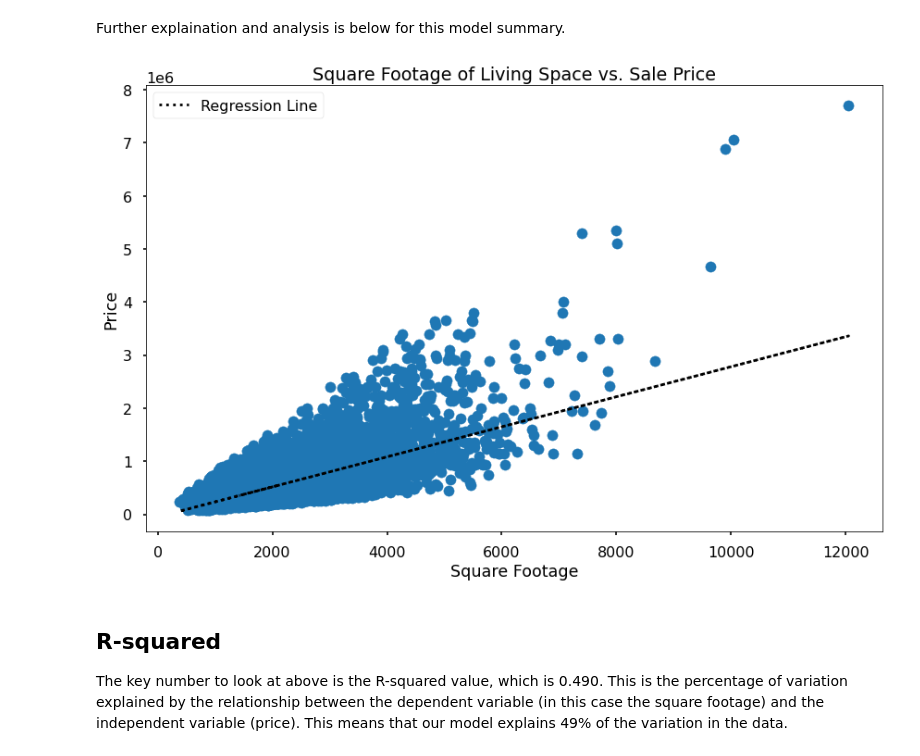
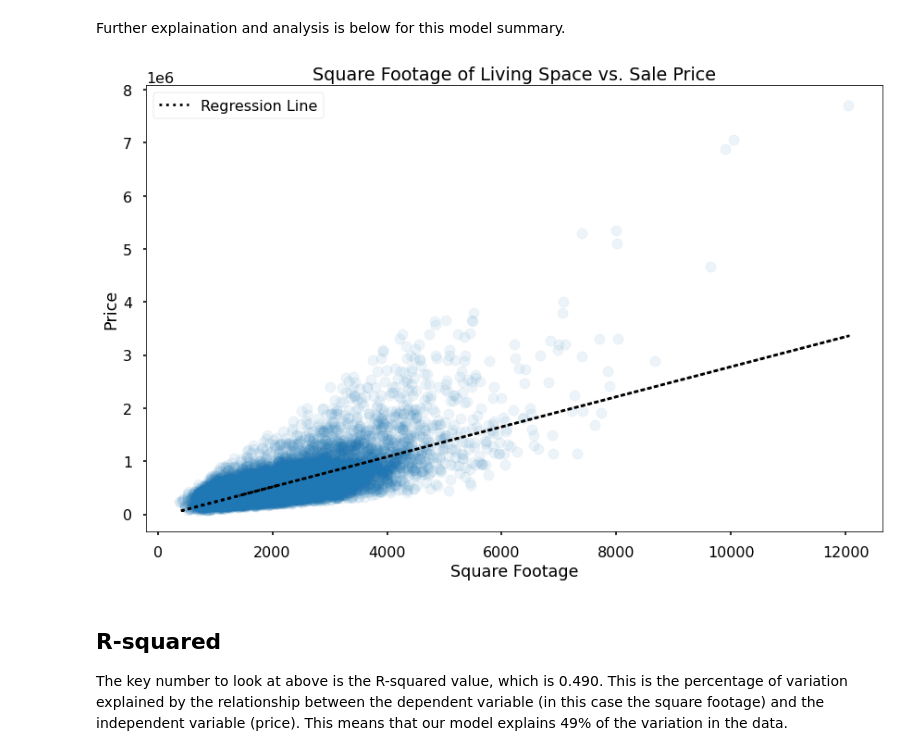
Before and after one commit to kevgross89/dsc-phase-2-project-v2-3, a Jupyter notebook: King County Phase 2 Project.ipynb, the cells around one changed output. Cells and saved outputs as stored; diff of their text form; code cells hidden in the pictures.

Commit message:
Updated image

```diff
--- a/King County Phase 2 Project.ipynb
+++ b/King County Phase 2 Project.ipynb
@@ -291,29 +291,29 @@ Further explaination and analysis is below for this model summary.
 # %%
 y_pred = model.predict(X_train[['const', 'sqft_living']])
 
 with plt.style.context('seaborn-poster'):
     fig, ax = plt.subplots(figsize=(12,8))
 
     ax.plot(X_train['sqft_living'],
             y_pred,
             color='black',
             ls=':',
             label='Regression Line'
             )
     ax.scatter(
         X_train['sqft_living'],
         y_train,
-        color='tab:blue'
-        )
+        color='tab:blue',
+        alpha = 0.08)
 
     ax.set(xlabel='Square Footage', ylabel='Price', title='Square Footage of Living Space vs. Sale Price')
     ax.legend()
     fig.tight_layout()
 
     # Save our figure for later
     plt.savefig('Images/Square_Ft_v_Price.png');
 # %% [output]
-[figure, old version]
+[figure, new version]
 # %% [markdown]
 ## R-squared
 
```
Also changed, not shown: parts of 6 cells of this notebook, 1 other file.
